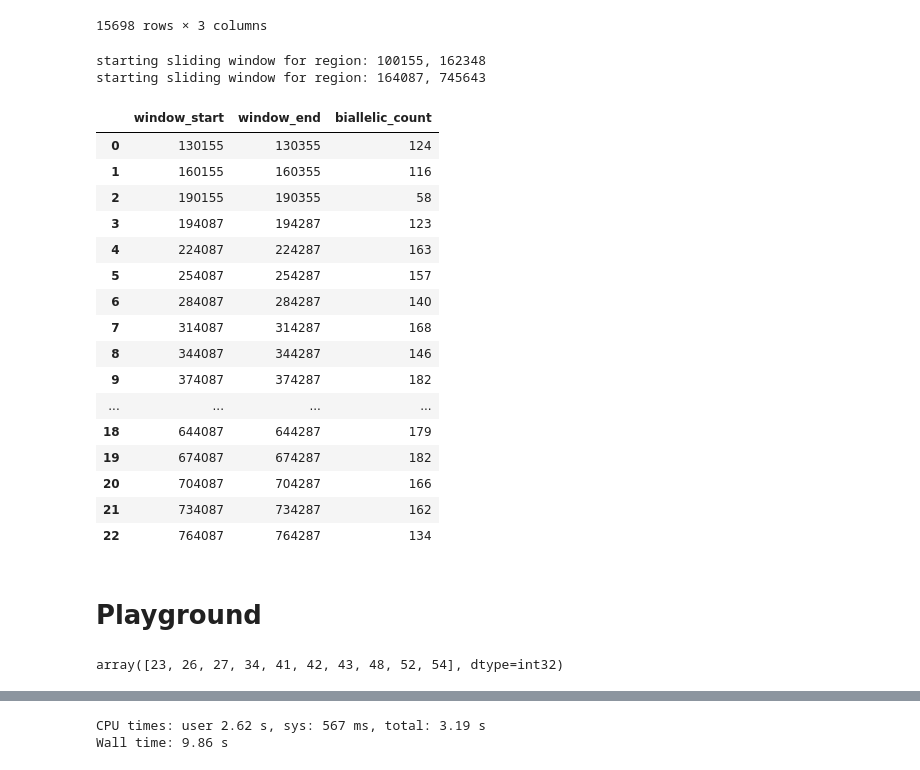
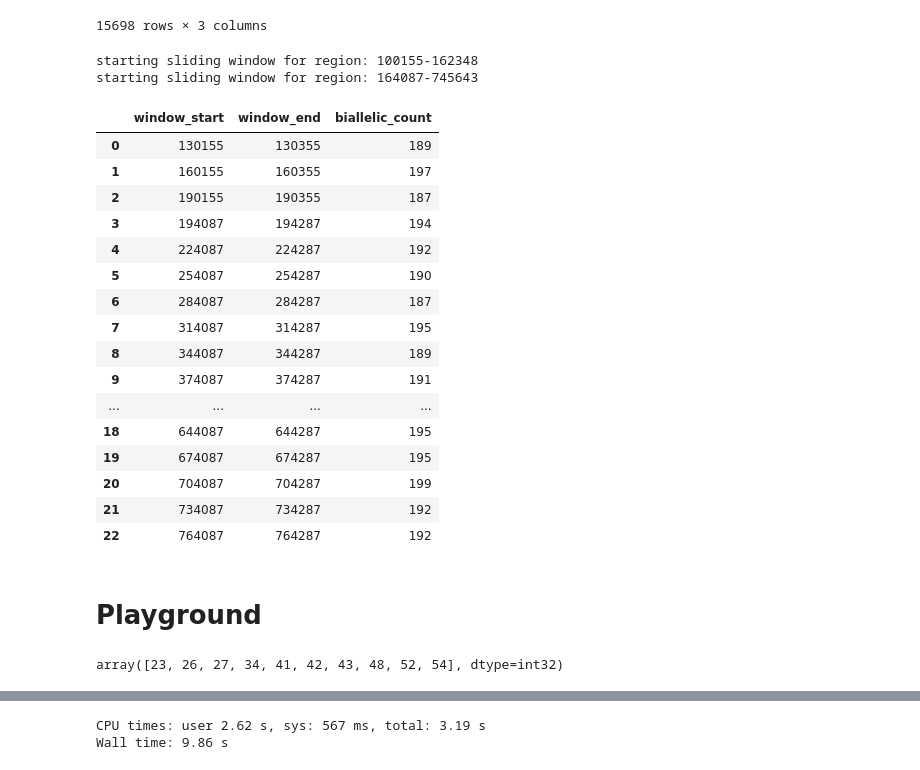
Before and after one commit to malariagen/pv-muhap, a Jupyter notebook: notebooks/marker_optimisation.ipynb, the cells around one changed output, grey strips where cells are left out. Saved outputs shown, nothing was run; the diff lists cells and outputs as text; code cells hidden in the pictures.

```diff
--- a/notebooks/marker_optimisation.ipynb
+++ b/notebooks/marker_optimisation.ipynb
@@ -271,35 +277,35 @@ def sliding_window_stats(variant_dataset, chrom, region_df, window_length=200, s
                                  ignore_index=True)
     return results_df
 # %%
-sliding_window_stats(filtered_variant_dataset, 'PvP01_02_v1', pv4_regions, step= 30000)
+sliding_window_stats(variant_dataset_filtered, 'PvP01_02_v1', pv4_regions, step= 30000)
 # %% [output]
-starting sliding window for region: 100155, 162348
-starting sliding window for region: 164087, 745643
+starting sliding window for region: 100155-162348
+starting sliding window for region: 164087-745643
 |  | window_start | window_end | biallelic_count |
-| 0 | 130155 | 130355 | 124 |
-| 1 | 160155 | 160355 | 116 |
-| 2 | 190155 | 190355 | 58 |
-| 3 | 194087 | 194287 | 123 |
-| 4 | 224087 | 224287 | 163 |
-| 5 | 254087 | 254287 | 157 |
-| 6 | 284087 | 284287 | 140 |
-| 7 | 314087 | 314287 | 168 |
-| 8 | 344087 | 344287 | 146 |
-| 9 | 374087 | 374287 | 182 |
+| 0 | 130155 | 130355 | 189 |
+| 1 | 160155 | 160355 | 197 |
+| 2 | 190155 | 190355 | 187 |
+| 3 | 194087 | 194287 | 194 |
+| 4 | 224087 | 224287 | 192 |
+| 5 | 254087 | 254287 | 190 |
+| 6 | 284087 | 284287 | 187 |
+| 7 | 314087 | 314287 | 195 |
+| 8 | 344087 | 344287 | 189 |
+| 9 | 374087 | 374287 | 191 |
 | ... | ... | ... | ... |
-| 18 | 644087 | 644287 | 179 |
-| 19 | 674087 | 674287 | 182 |
-| 20 | 704087 | 704287 | 166 |
-| 21 | 734087 | 734287 | 162 |
-| 22 | 764087 | 764287 | 134 |
+| 18 | 644087 | 644287 | 195 |
+| 19 | 674087 | 674287 | 195 |
+| 20 | 704087 | 704287 | 199 |
+| 21 | 734087 | 734287 | 192 |
+| 22 | 764087 | 764287 | 192 |
 # %% [markdown]
 # Playground
-# %%
-variant_dataset = pv4.variant_calls()
-pos = variant_dataset["variant_position"].data
-pos[:10].compute()
-# %% [output]
-array([23, 26, 27, 34, 41, 42, 43, 48, 52, 54], dtype=int32)
+# %%
+variant_dataset = pv4.variant_calls()
+pos = variant_dataset["variant_position"].data
+pos[:10].compute()
+# %% [output]
+array([23, 26, 27, 34, 41, 42, 43, 48, 52, 54], dtype=int32)
 # %%
 # Fitler variant dataset to be in window
 windowed_variant_dataset = pass_variant_dataset.sel(variants=slice(window_start, window_end))
```
Also changed, not shown: parts of 23 cells of this notebook.
